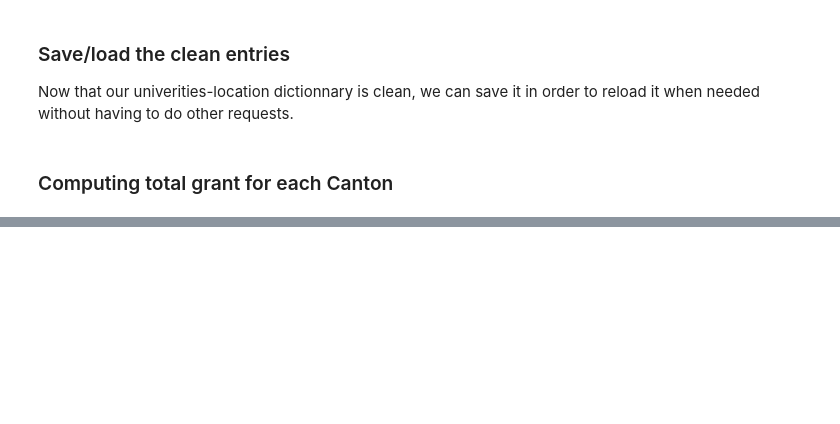
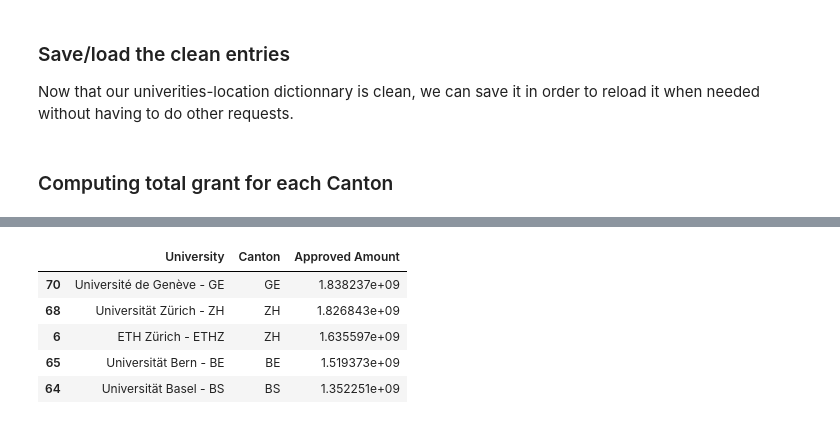
Before and after one commit to nathanquinteiro/ADA-Homework, a Jupyter notebook: 03 - Interactive Viz/Interactive Viz.ipynb, the cells around one changed output, grey strips where cells are left out. Drawn from its saved outputs; the diff is of its cells as text; code cells hidden in the pictures; blank space fills up the shorter version.

```diff
--- a/03 - Interactive Viz/Interactive Viz.ipynb
+++ b/03 - Interactive Viz/Interactive Viz.ipynb
@@ -299,0 +414,9 @@ m
+# %%
+uni_canton_amount.sort_values('Approved Amount', ascending = False).head()
+# %% [output]
+|  | University | Canton | Approved Amount |
+| 70 | Université de Genève - GE | GE | 1.838237e+09 |
+| 68 | Universität Zürich - ZH | ZH | 1.826843e+09 |
+| 6 | ETH Zürich - ETHZ | ZH | 1.635597e+09 |
+| 65 | Universität Bern - BE | BE | 1.519373e+09 |
+| 64 | Universität Basel - BS | BS | 1.352251e+09 |
```
Also changed, not shown: parts of 15 cells of this notebook.
